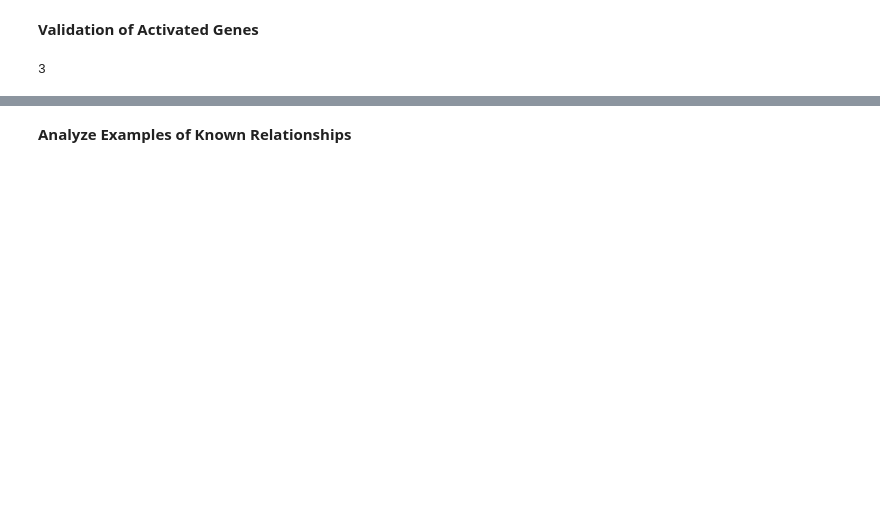
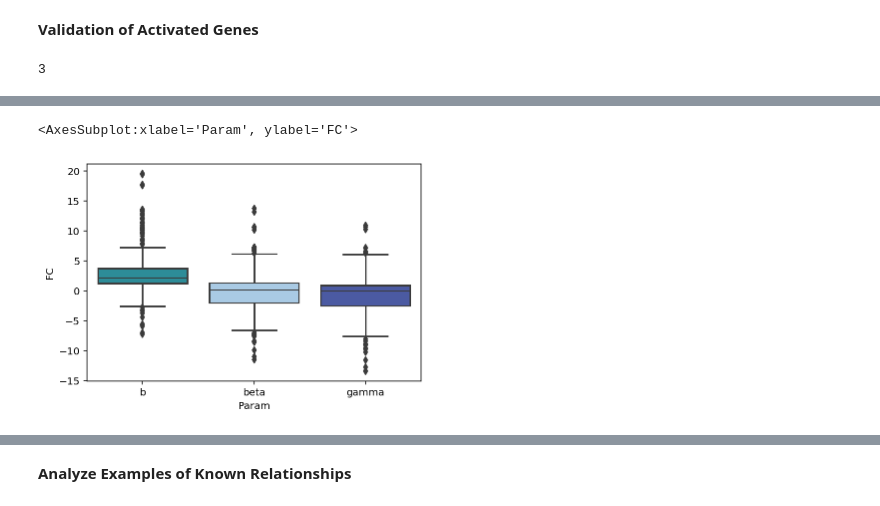
Before and after one commit to tarachari3/perturbCME, a Jupyter notebook: notebooks/20230208_normanfit_allguides_monod.ipynb, the cells around one changed output, grey strips where cells are left out. Saved outputs shown, nothing was run; the diff lists cells and outputs as text; code cells hidden in the pictures; blank space fills up the shorter version.

```diff
--- a/notebooks/20230208_normanfit_allguides_monod.ipynb
+++ b/notebooks/20230208_normanfit_allguides_monod.ipynb
@@ -705,3 +743,8 @@ len(np.unique(fc_res['sgRNA']))
+# %%
+sns.boxplot(data=fc_res, x="Param", y="FC",palette=palette,)
+# %% [output]
+<AxesSubplot:xlabel='Param', ylabel='FC'>
+[figure, added]
 # %%
 palette={'b':col_b[0],'beta':col_beta[0],'gamma':col_gamma[0],'expr':col_expr[0]}
 sns.violinplot(data=fc_res, x="Param", y="FC",palette=palette)
```
Also changed, not shown: parts of 31 cells of this notebook.
